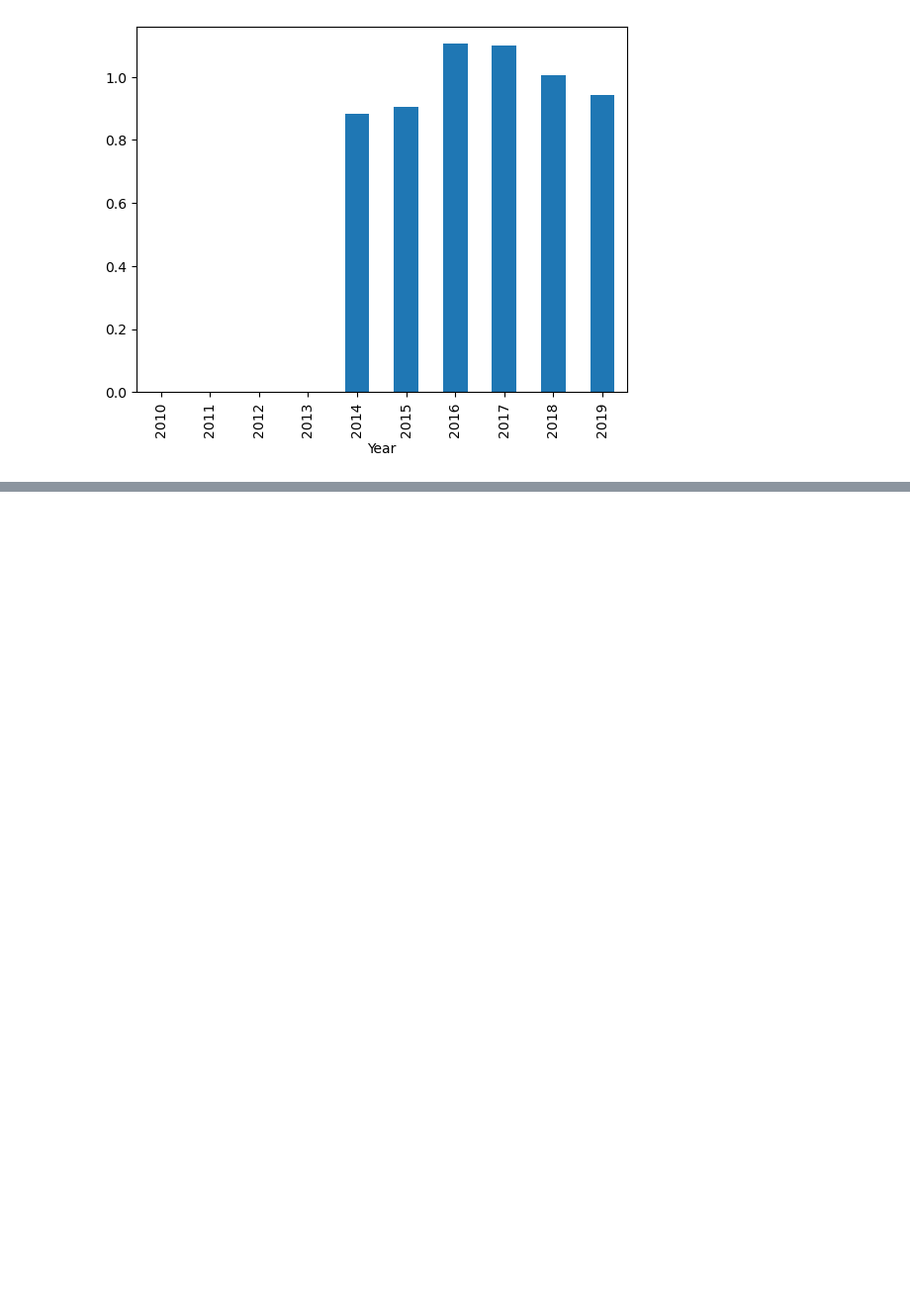
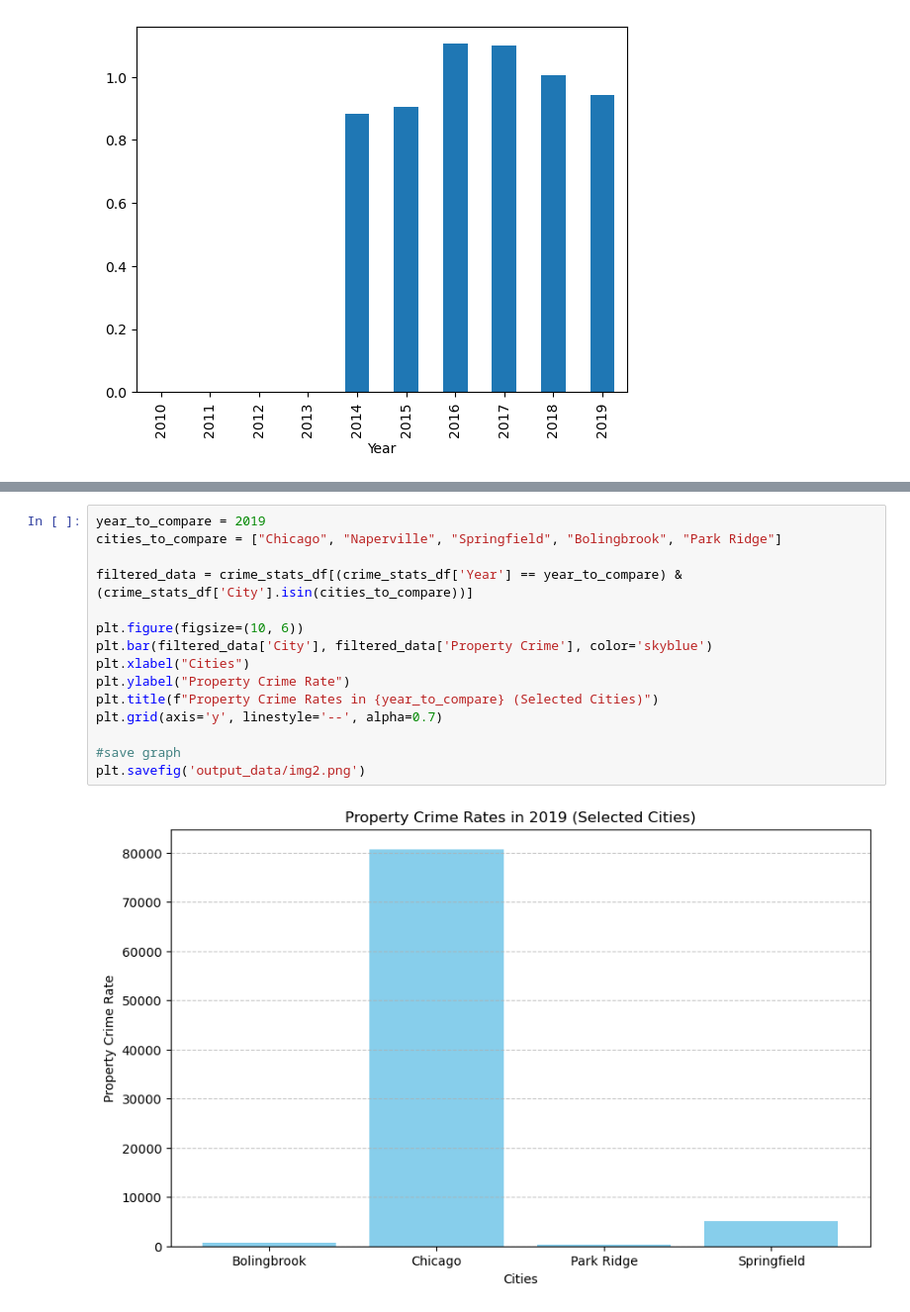
Before and after one commit to Expopanda/Project_1, a Jupyter notebook: andrew_analysis.ipynb, the cells around one changed output, grey strips where cells are left out. Shown at 99% size. Cells and saved outputs as stored; diff of their text form; blank space fills up the shorter version.

```diff
--- a/andrew_analysis.ipynb
+++ b/andrew_analysis.ipynb
@@ -237,0 +303,17 @@ bolingbrook_df = crime_stats_df.loc[crime_stats_df['City'] == 'Bolingbrook']
+# %%
+year_to_compare = 2019
+cities_to_compare = ["Chicago", "Naperville", "Springfield", "Bolingbrook", "Park Ridge"]
+
+filtered_data = crime_stats_df[(crime_stats_df['Year'] == year_to_compare) & (crime_stats_df['City'].isin(cities_to_compare))]
+
+plt.figure(figsize=(10, 6))
+plt.bar(filtered_data['City'], filtered_data['Property Crime'], color='skyblue')
+plt.xlabel("Cities")
+plt.ylabel("Property Crime Rate")
+plt.title(f"Property Crime Rates in {year_to_compare} (Selected Cities)")
+plt.grid(axis='y', linestyle='--', alpha=0.7)
+
+#save graph
+plt.savefig('output_data/img2.png')
+# %% [output]
+[figure, added]
```
Also changed, not shown: parts of 12 cells of this notebook, 4 other files.
